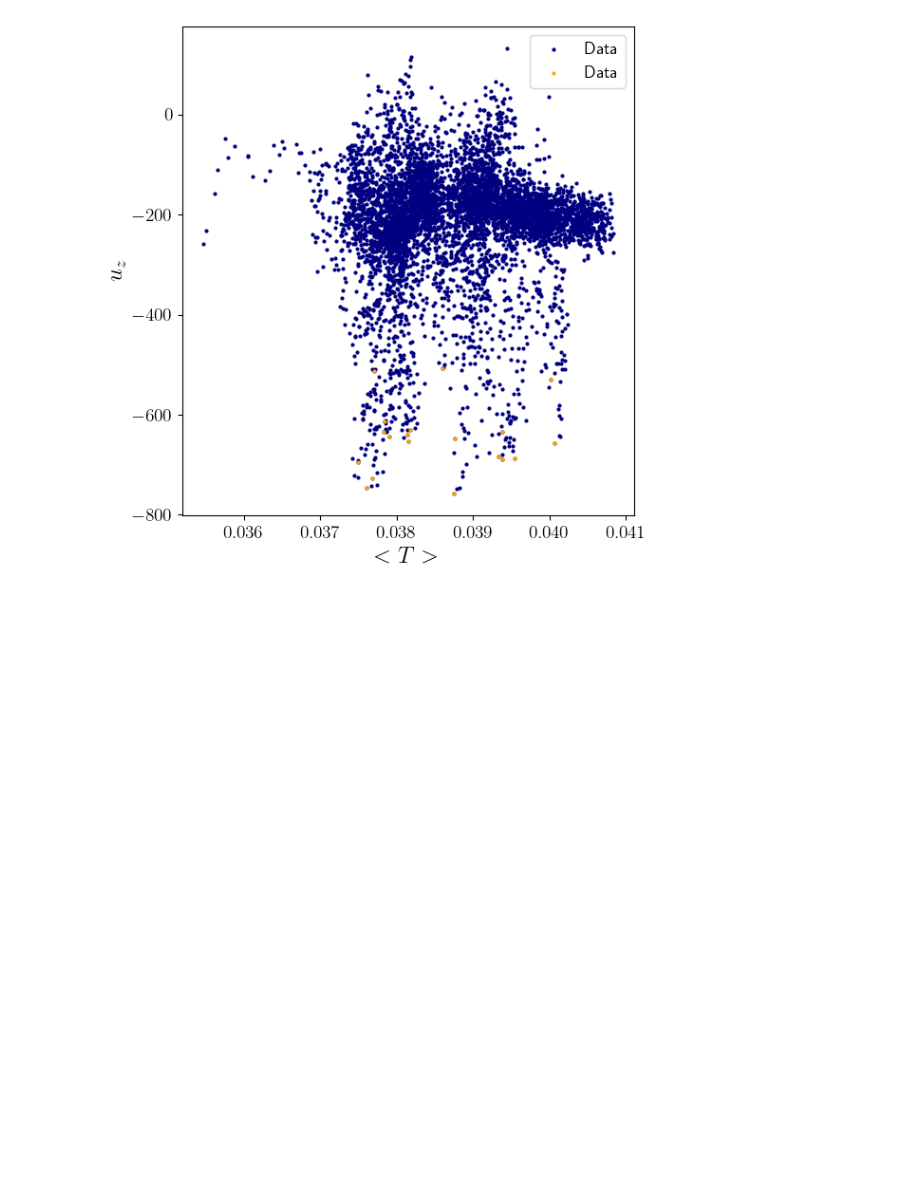
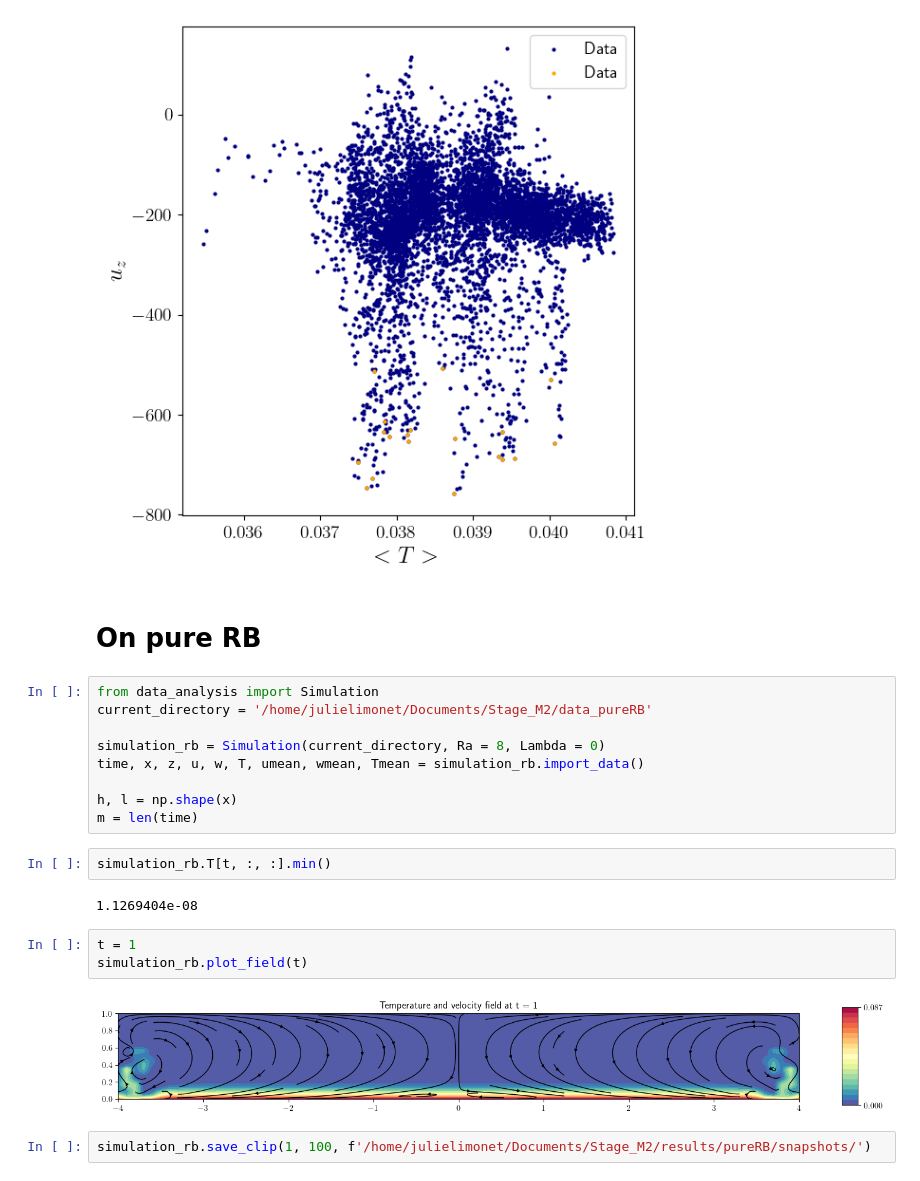
Before and after one commit to Julielmnt/Stage_M2, a Jupyter notebook: code/data_analysis.ipynb, the cells around one changed output. Cells and saved outputs as stored; diff of their text form; blank space fills up the shorter version.

Commit message:
Cleaned, working on pure RB

```diff
--- a/code/data_analysis.ipynb
+++ b/code/data_analysis.ipynb
@@ -728,3 +734,25 @@ plt.show()
 # plt.savefig('../results/POD/example', dpi=300)
 # %% [output]
 [figure]
+# %% [markdown]
+# On pure RB
+# %%
+from data_analysis import Simulation
+current_directory = '/home/julielimonet/Documents/Stage_M2/data_pureRB'
+
+simulation_rb = Simulation(current_directory, Ra = 8, Lambda = 0)
+time, x, z, u, w, T, umean, wmean, Tmean = simulation_rb.import_data()
+
+h, l = np.shape(x)
+m = len(time)
+# %%
+simulation_rb.T[t, :, :].min()
+# %% [output]
+1.1269404e-08
+# %%
+t = 1
+simulation_rb.plot_field(t)
+# %% [output]
+[figure, added]
+# %%
+simulation_rb.save_clip(1, 100, f'/home/julielimonet/Documents/Stage_M2/results/pureRB/snapshots/')
```
Also changed, not shown: parts of 8 cells of this notebook, 5 other files.
